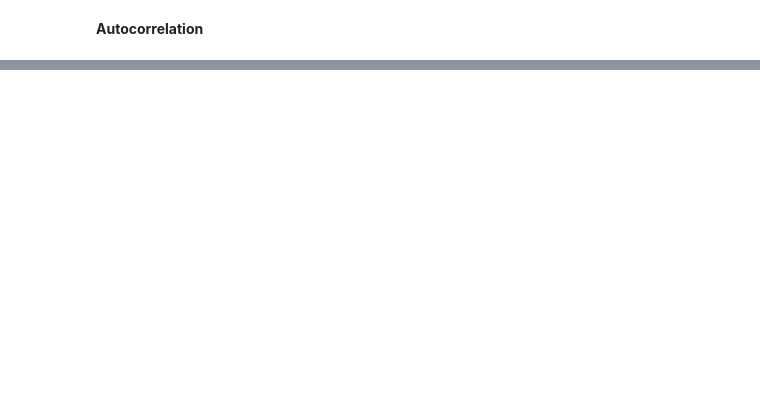
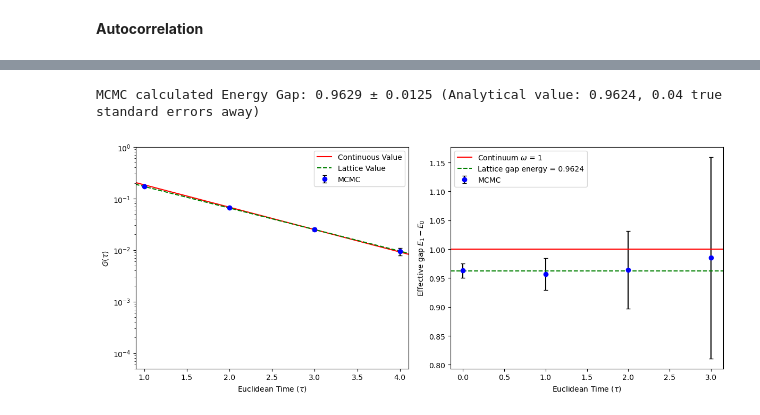
Before and after one commit to phillyyymcd/SHP_QuantumHarmonicOscillator, a Jupyter notebook: SHP.ipynb, the cells around one changed output, grey strips where cells are left out. Saved outputs shown, nothing was run; the diff lists cells and outputs as text; code cells hidden in the pictures; blank space fills up the shorter version.

```diff
--- a/SHP.ipynb
+++ b/SHP.ipynb
@@ -193,0 +227,57 @@ plt.show()
+# %%
+n = np.arange(N_tau)
+tau = n * delta_tau
+C_cont = (hbar / (2*m*omega)) * np.exp(-omega*tau)
+C_analytical = (R**n + R**(N_tau-n)) / (2*m_tilde*omega_tilde*np.sqrt(1+omega_tilde**2/4)*(1-R**N_tau))
+
+x_corr = correlation(samples)
+gap = energy_gap(samples)
+
+# autocorrelation errors on C(n): for every sweep, average x_i * x_{i+n} over the path.
+# this gives one Monte Carlo time series per separation n, treated exactly like <x^2>:
+# true error = naive error * sqrt(2 tau_int)
+samples_arr = np.array(samples)
+x_corr_err = np.zeros(N_tau)
+for k in range(N_tau):
+    C_series = np.mean(samples_arr * np.roll(samples_arr, -k, axis=1), axis=1)
+    tau_C = integrated_auto_correlation(C_series)[0]
+    x_corr_err[k] = naive_error(C_series) * np.sqrt(2*tau_C)
+
+# error on the effective gap -ln(C(n+1)/C(n)): standard error propagation from the C(n) errors
+gap_err = np.sqrt((x_corr_err[:len(gap)]/x_corr[:len(gap)])**2 + (x_corr_err[1:len(gap)+1]/x_corr[1:len(gap)+1])**2)
+
+# converting energy to physical units
+gap, gap_err = gap/delta_tau, gap_err/delta_tau
+gap_analytical = -np.log(R)/delta_tau
+
+print(f"MCMC calculated Energy Gap: {gap[0]:.4f} ± {gap_err[0]:.4f} "
+      f"(Analytical value: {gap_analytical:.4f}, "
+      f"{(gap[0] - gap_analytical)/gap_err[0]:.2f} true standard errors away)")
+# %% [output]
+MCMC calculated Energy Gap: 0.9629 ± 0.0125 (Analytical value: 0.9624, 0.04 true standard errors away)
+# %%
+fig, ax = plt.subplots(1, 2, figsize = (12, 5))
+ax[0].plot(tau, C_cont, '-', c='red', label="Continuous Value")
+ax[0].plot(tau, C_analytical, '--', c='green', label="Lattice Value")
+ax[0].errorbar(tau, x_corr, yerr=x_corr_err, fmt='o', c='blue', ecolor='black', capsize=3, label="MCMC")
+ax[0].set_yscale("log")
+ax[0].set_xlim(0.9, 4.1)
+ax[0].set_xlabel(r'Euclidean Time ($\tau$)')
+ax[0].set_ylim(0.00005, 1)
+ax[0].set_ylabel(r"$G(\tau)$")
+#ax[0].set_title("MCMC vs Analytical Correlation")
+ax[0].legend()
+
+ax[1].errorbar(np.arange(len(gap)) * delta_tau, gap, yerr=gap_err, fmt='o', c='blue', ecolor='black', capsize=3, label="MCMC")
+ax[1].axhline(omega, c='red', label=rf"Continuum $\omega$ = {omega}")
+ax[1].axhline(gap_analytical, c='green', ls='--', label=fr'Lattice gap energy = {np.round(gap_analytical, 4)}')
+ax[1].set_xlim()
+ax[1].set_xlabel(r"Euclidean Time ($\tau$)")
+ax[1].set_ylabel(r"Effective gap $E_1-E_0$")
+#ax[1].set_title("Effective energy gap")
+ax[1].legend()
+
+plt.tight_layout()
+plt.show()
+# %% [output]
+[figure, added]
```
Also changed, not shown: parts of 6 cells of this notebook, 1 other file.
